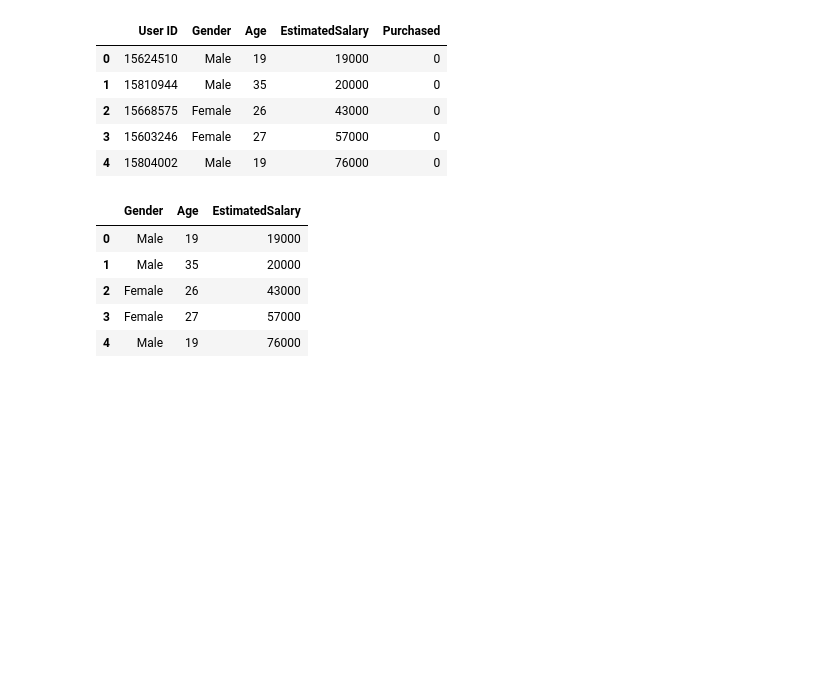
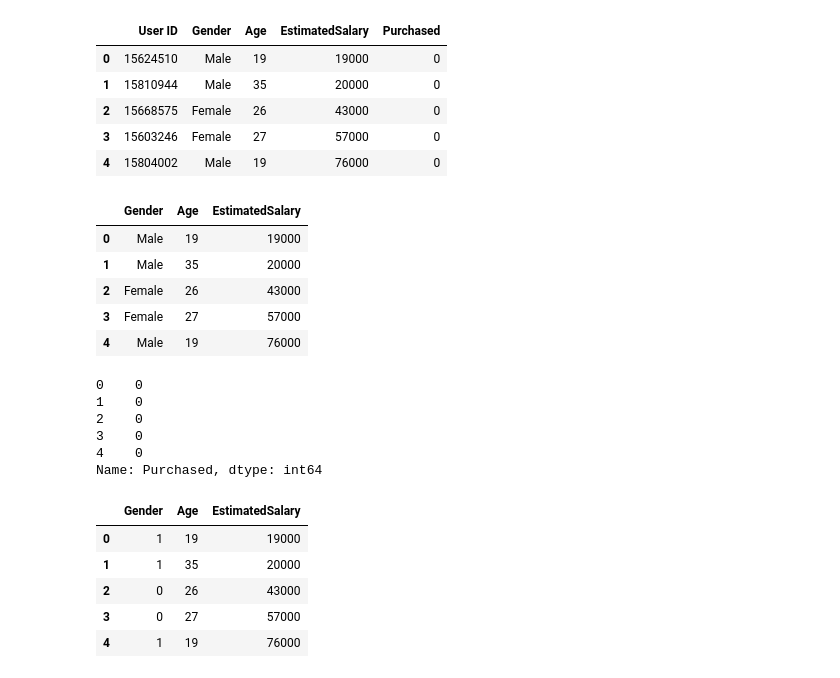
Before and after one commit to Sri-Tulasi/VIT_Morning_Slot, a Jupyter notebook: Logistic Regression.ipynb, the cells around one changed output. Cells and saved outputs as stored; diff of their text form; code cells hidden in the pictures; blank space fills up the shorter version.

```diff
--- a/Logistic Regression.ipynb
+++ b/Logistic Regression.ipynb
@@ -161,3 +161,26 @@ x.head()
 | 2 | Female | 26 | 43000 |
 | 3 | Female | 27 | 57000 |
 | 4 | Male | 19 | 76000 |
+# %%
+y=df.Purchased
+y.head()
+# %% [output]
+0    0
+1    0
+2    0
+3    0
+4    0
+Name: Purchased, dtype: int64
+# %%
+#label encoding
+from sklearn.preprocessing import LabelEncoder
+le=LabelEncoder()
+x.Gender=le.fit_transform(x.Gender)
+x.head()
+# %% [output]
+|  | Gender | Age | EstimatedSalary |
+| 0 | 1 | 19 | 19000 |
+| 1 | 1 | 35 | 20000 |
+| 2 | 0 | 26 | 43000 |
+| 3 | 0 | 27 | 57000 |
+| 4 | 1 | 19 | 76000 |
```
Also changed, not shown: parts of 28 cells of this notebook.
